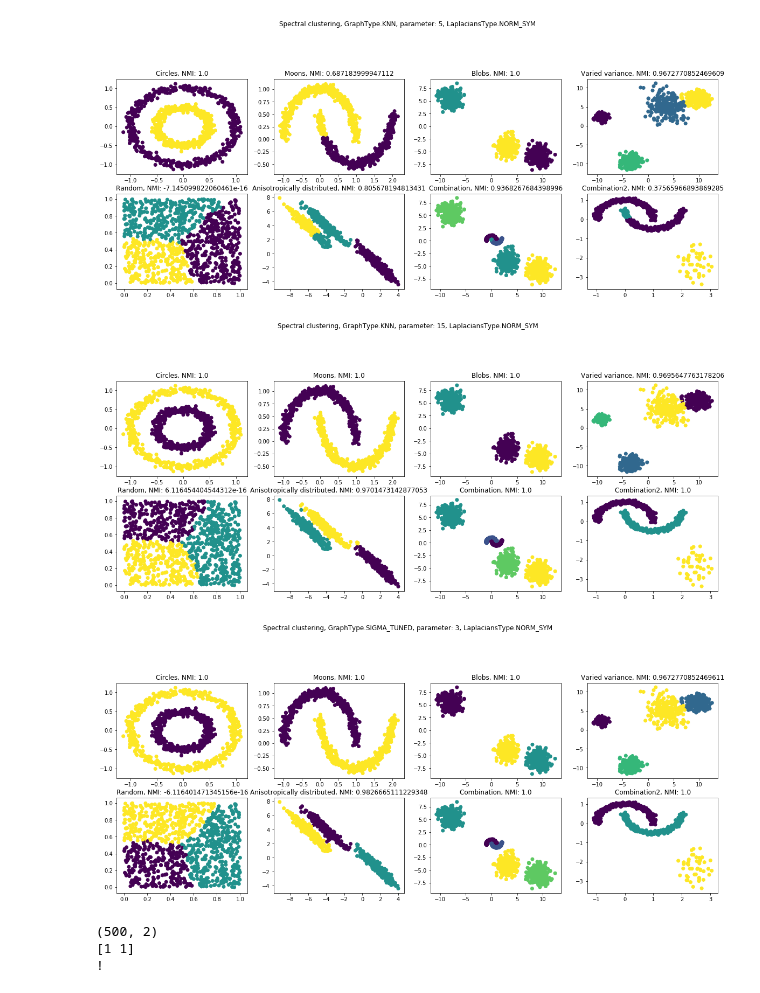
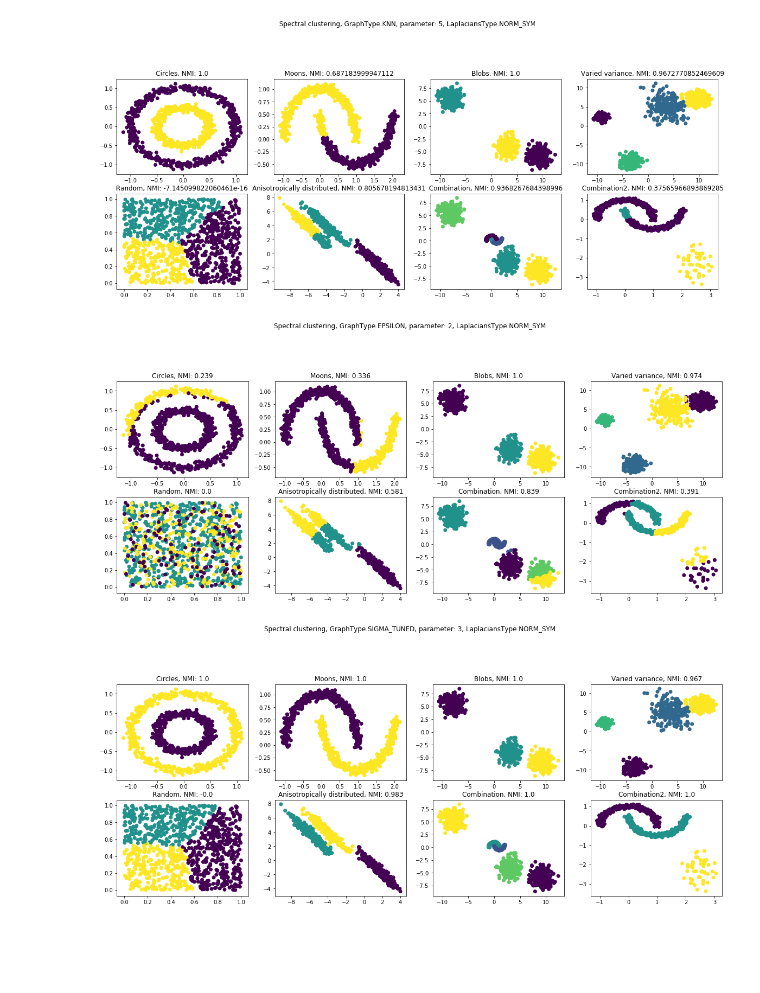
Before and after one commit to OlehOnyshchak/SpectralClustering, a Jupyter notebook: notebook/SpectralClustering.ipynb, the cells around one changed output. Saved outputs shown, nothing was run; the diff lists cells and outputs as text; code cells hidden in the pictures; blank space fills up the shorter version.

```diff
--- a/notebook/SpectralClustering.ipynb
+++ b/notebook/SpectralClustering.ipynb
@@ -1,6 +1,7 @@
 # %%
 import numpy as np
 from sklearn import datasets
+from sklearn.cluster import SpectralClustering
 import matplotlib.pyplot as plt
 from sklearn.cluster import KMeans
 from enum import Enum
@@ -53,6 +54,7 @@ class Algorithm(Enum):
         KMEANS = 1
         SPECTRAL = 2
         VAR_SPECTRAL = 3
+        LIBRARY = 4
 
 class LaplaciansType(Enum):
         UNNORM = 1
@@ -180,7 +182,7 @@ def plot_results(datasets, titles, params = None, alg_type = None):
         nmi = normalized_mutual_info_score(true_labels, pred_labels, average_method='arithmetic')
 
         plt.subplot(4, 4, i + 1)
-        plt.title(titles[i] + ", NMI: {}".format(nmi))
+        plt.title(titles[i] + ", NMI: {}".format(round(nmi, 3)))
         plt.scatter(data[:, 0], data[:, 1], c = pred_labels)
     if (alg_type == Algorithm.KMEANS):
         plt.suptitle("KMeans")
@@ -217,5 +219,11 @@ def run_algorithm(alg_type, datasets, n_clusters, params = None):
             # finally perform clustering with adjusted sigmas
             pred_labels = spectral_clustering(affinity, n_clusters[i], params['ltype'])
             results.append((data, pred_labels, true_labels))
+    else:
+        for i, (data, true_labels) in enumerate(datasets):
+            graph = make_graph(data, gtype=GraphType.KNN, parameter=10)
+            clustering = SpectralClustering(n_clusters=n_clusters[i], affinity='precomputed',
+                                            assign_labels="kmeans", random_state=0).fit(graph)
+            results.append((data, clustering.labels_, true_labels))
 
     return results
@@ -273,38 +292,14 @@ plot_results(results, titles, params=params, alg_type=Algorithm.SPECTRAL)
 # %% [output]
 [figure]
 # %%
-params = {'gtype' : GraphType.KNN, 'ltype' : LaplaciansType.NORM_SYM, 'gparam' : 15}
+params = {'gtype' : GraphType.EPSILON, 'ltype' : LaplaciansType.NORM_SYM, 'gparam' : 2}
 results = run_algorithm(Algorithm.SPECTRAL, dataset_collection, n_clusters, params)
 plot_results(results, titles, params=params, alg_type=Algorithm.SPECTRAL)
 # %% [output]
-[figure, old version]
+[figure, new version]
 # %%
 params = {'gtype' : GraphType.SIGMA_TUNED, 'ltype' : LaplaciansType.NORM_SYM, 'gparam' : 3}
 results = run_algorithm(Algorithm.SPECTRAL, dataset_collection, n_clusters, params)
 plot_results(results, titles, params=params, alg_type=Algorithm.SPECTRAL)
 # %% [output]
-[figure, old version]
+[figure, new version]
-# %%
-first = results[0]
-data = first[0]
-labels = first[1]
-
-
-fig = np.take(data, np.where(labels == 0), axis=0)
-fig2 = np.take(data, np.where(labels == 1), axis=0)
-
-fig = fig[0]
-
-fig[0] = [1, 1]
-
-print(fig.shape)
-print(np.array([1, 1]))
-
-if np.array([1, 1]).tolist() in fig.tolist():
-    print("!")
-else:
-    print("!!")
-# %% [output]
-(500, 2)
-[1 1]
-!
```
Also changed, not shown: parts of 5 cells of this notebook.
